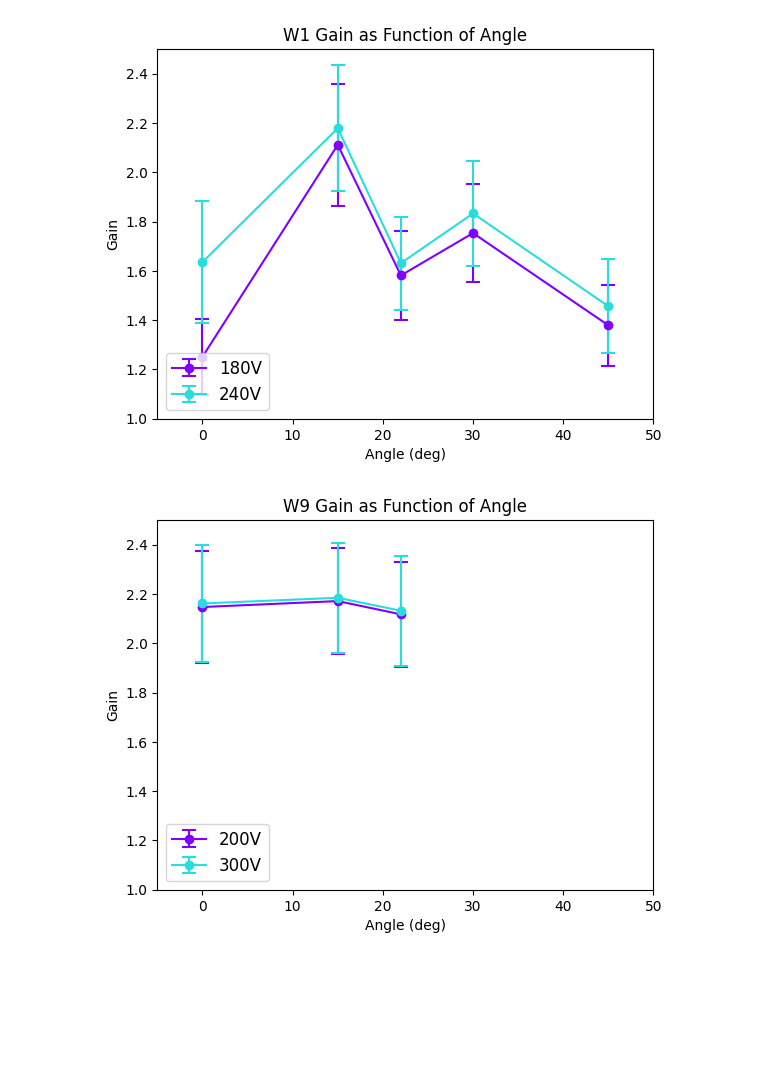
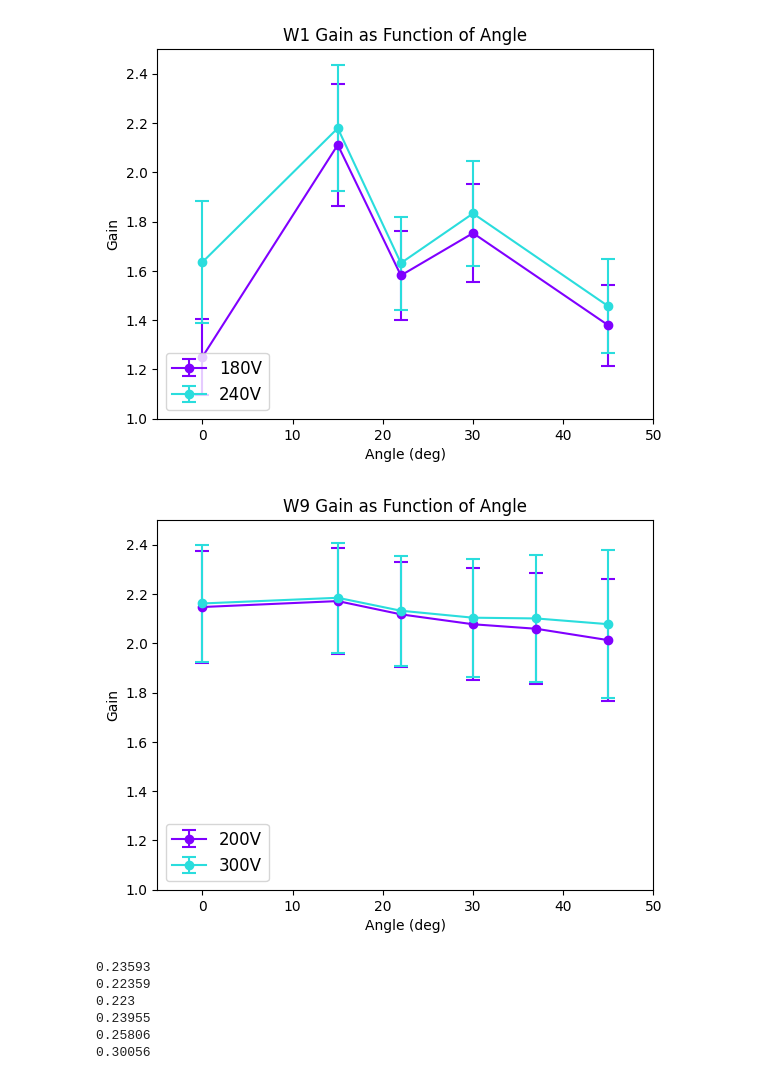
Before and after one commit to wasdfttt/Alpha-Station, a Jupyter notebook: Alpha Station Analysis/Gain Plot.ipynb, the cells around one changed output. Drawn from its saved outputs; the diff is of its cells as text; code cells hidden in the pictures; blank space fills up the shorter version.

```diff
--- a/Alpha Station Analysis/Gain Plot.ipynb
+++ b/Alpha Station Analysis/Gain Plot.ipynb
@@ -151,20 +151,29 @@ angles = [0, 15, 22, 30, 37, 45]
 # %% [output]
 [figure]
 # %%
-W9_200VMeans = [2.14733, 2.17142, 2.11756]
-W9_200Vrms = [0.22856, 0.21533, 0.21192]
-W9_300VMeans = [2.16174, 2.18485, 2.13226]
-W9_300Vrms = [0.23593, 0.22359, 0.22300]
-angles = [0, 15, 22]
+W9_200VMeans = [2.14733, 2.17142, 2.11756, 2.07734, 2.05911, 2.01285]
+W9_200Vrms = [0.22856, 0.21533, 0.21192, 0.22765, 0.22605, 0.24731]
+W9_300VMeans = [2.16174, 2.18485, 2.13226, 2.10401, 2.10097, 2.07764]
+W9_300Vrms = [0.23593, 0.22359, 0.223, 0.23955, 0.25806, 0.30056]
 
 plt.errorbar(angles, W9_200VMeans, W9_200Vrms, capsize = 5, capthick = 1.5, color = colours[0], label = '200V', marker = 'o')
 plt.errorbar(angles, W9_300VMeans, W9_300Vrms, capsize = 5, capthick = 1.5, color = colours[1], label = '300V', marker = 'o')
 plt.axis([-5, 50, 1, 2.5])
 plt.xlabel('Angle (deg)')
 plt.ylabel('Gain')
 plt.title('W9 Gain as Function of Angle')
 plt.legend(loc = 'lower left', fontsize = 12)
+angles = [0, 15, 22, 30, 37, 45]
 plt.show()
-angles = [0, 15, 22, 30, 37, 45]
 # %% [output]
-[figure, old version]
+[figure, new version]
+# %%
+for i in W9_300Vrms:
+    print(i)
+# %% [output]
+0.23593
+0.22359
+0.223
+0.23955
+0.25806
+0.30056
```
Also changed, not shown: parts of 1 cell of this notebook, 39 other files.
